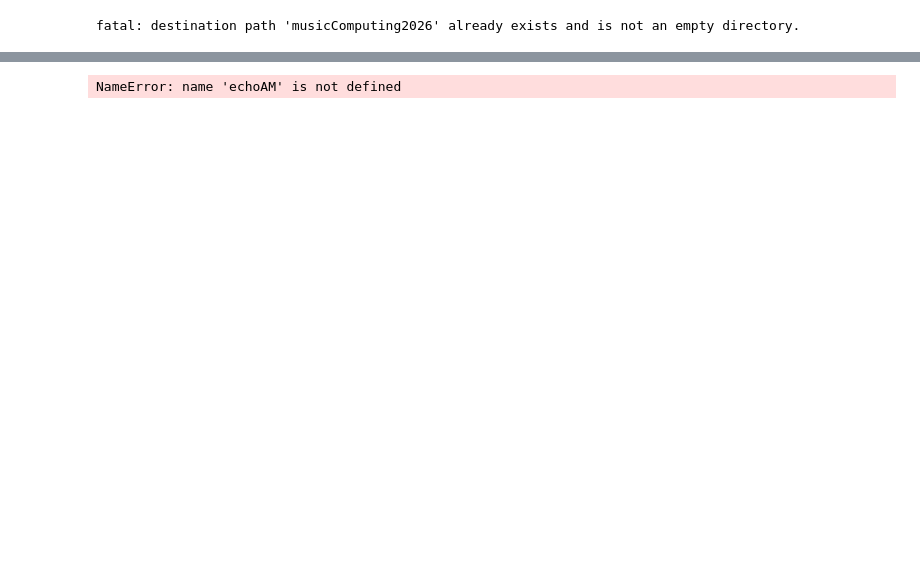
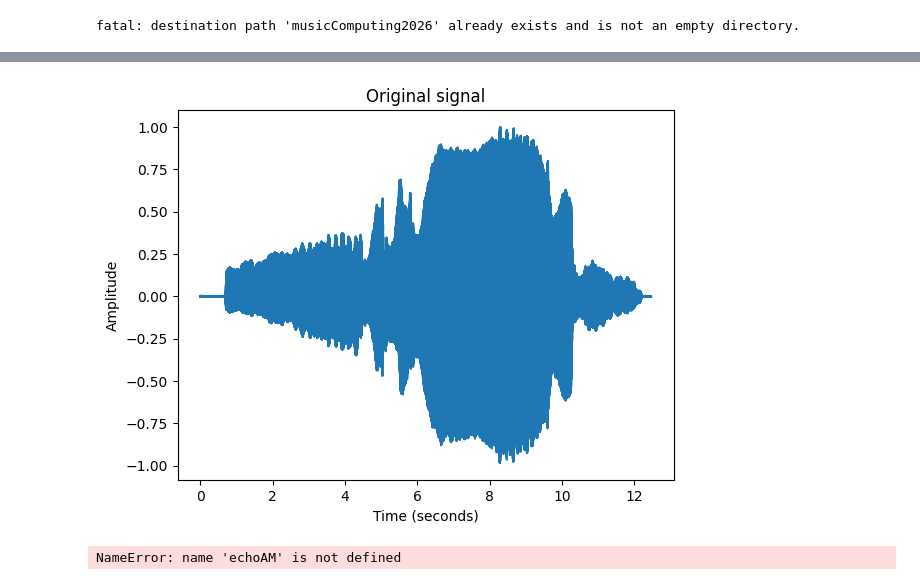
Before and after one commit to goldenkick1-92/music-computing-class-work-2026, a Jupyter notebook: assignments/labAssignment2.ipynb, the cells around one changed output, grey strips where cells are left out. Saved outputs shown, nothing was run; the diff lists cells and outputs as text; code cells hidden in the pictures; blank space fills up the shorter version.

```diff
--- a/assignments/labAssignment2.ipynb
+++ b/assignments/labAssignment2.ipynb
@@ -119,7 +119,7 @@ def amplitudeModulation(sig,modulatorFreq,modulatorAmp,modIndex):
 def echoAM(sig,sr):
 
   # plot the original signal in the time domain using plotAudio2()
-  plotAudio2(sig,sampleRate,title)
+  plotAudio2(sig,sr,"Original signal")
 
   # use makeEchoes() to apply a delay according to the inputted values to the inputted signal
 
@@ -136,6 +136,10 @@ sig , sr = librosa.load('musicComputing2026/audioFiles/avm.wav')
 IPython.display.Audio(data=sig, rate=sr)
 # %% [output]
 [interactive output not drawn]
+# %%
+echoAM(sig,sr)
+# %% [output]
+[figure, added]
 # %%
 echoes = [1,1,1]
 delay = 0.5
```
